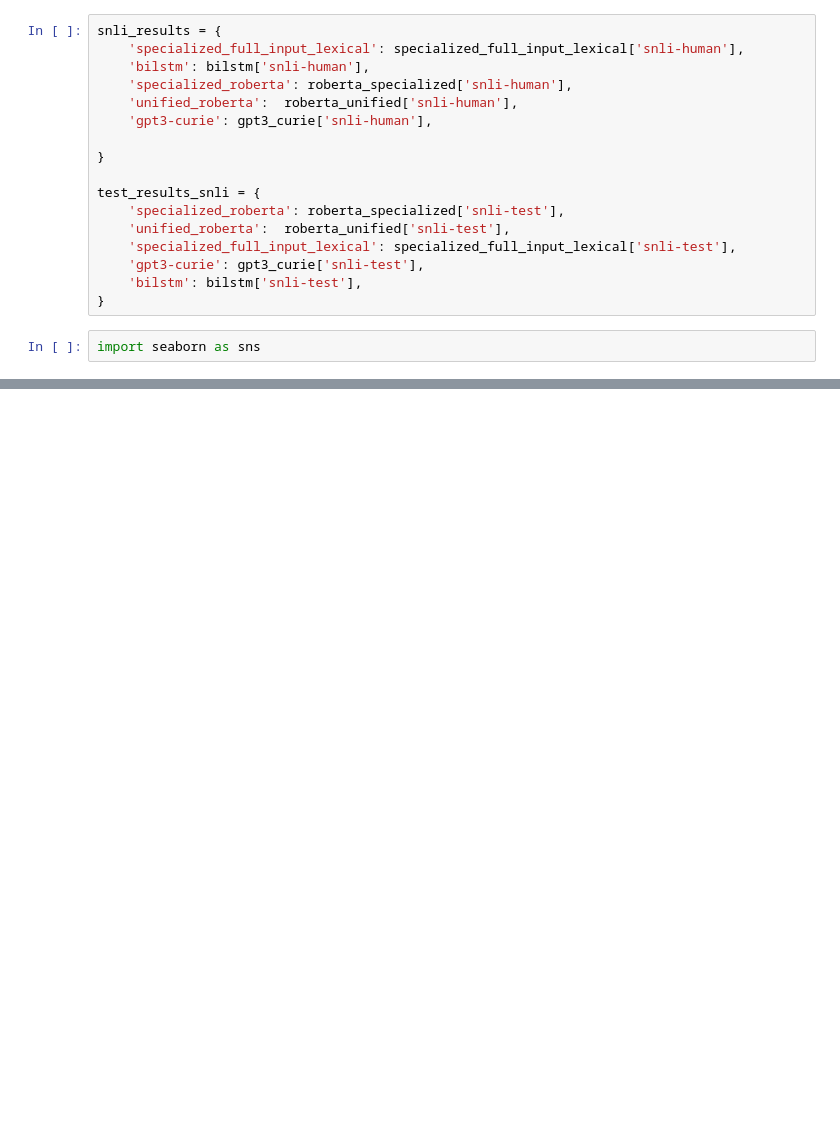
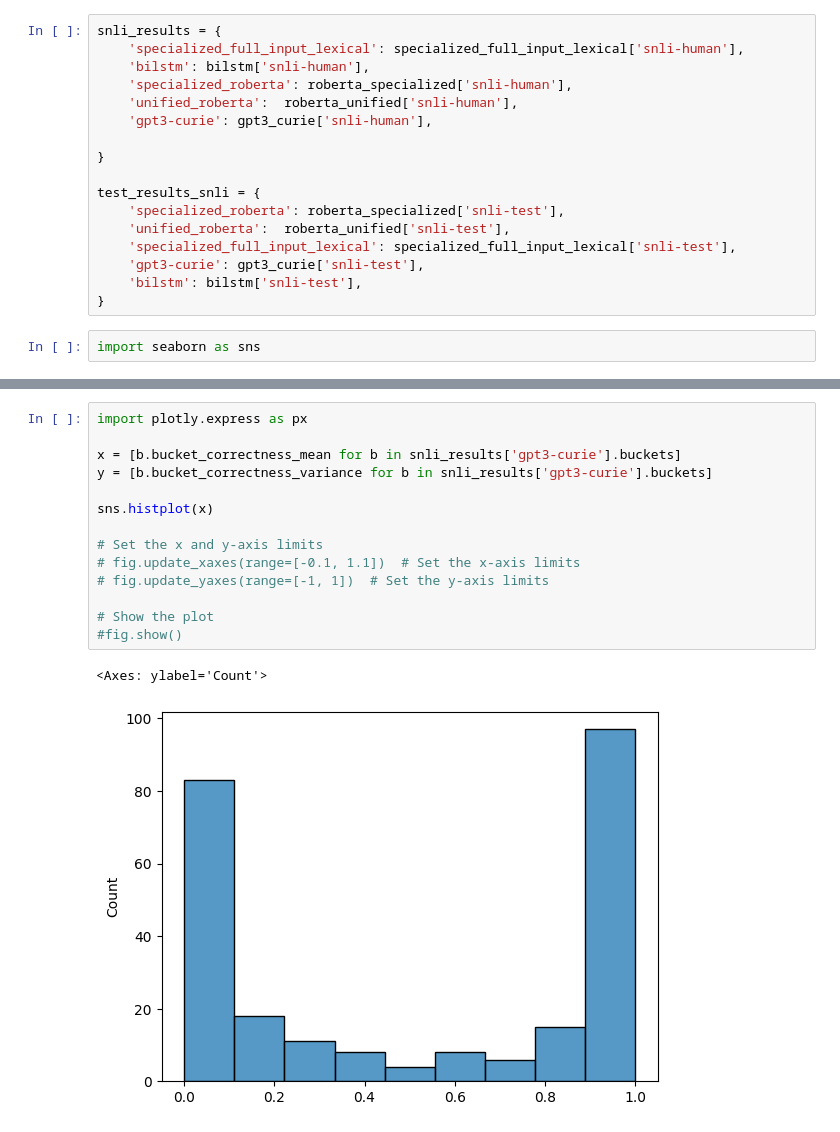
Before and after one commit to nehasrikn/paraphrase-nlu-internal, a Jupyter notebook: experiments/human_consistency/plot_playground_buckets.ipynb, the cells around one changed output, grey strips where cells are left out. Drawn from its saved outputs; the diff is of its cells as text; blank space fills up the shorter version.

```diff
--- a/experiments/human_consistency/plot_playground_buckets.ipynb
+++ b/experiments/human_consistency/plot_playground_buckets.ipynb
@@ -81,0 +66,17 @@ Weighted consistency: 0.8538085867811591
+# %%
+import plotly.express as px
+
+x = [b.bucket_correctness_mean for b in snli_results['gpt3-curie'].buckets]
+y = [b.bucket_correctness_variance for b in snli_results['gpt3-curie'].buckets]
+
+sns.histplot(x)
+
+# Set the x and y-axis limits
+# fig.update_xaxes(range=[-0.1, 1.1])  # Set the x-axis limits
+# fig.update_yaxes(range=[-1, 1])  # Set the y-axis limits
+
+# Show the plot
+#fig.show()
+# %% [output]
+<Axes: ylabel='Count'>
+[figure, added]
```
Also changed, not shown: parts of 8 cells of this notebook, 48 other files.
